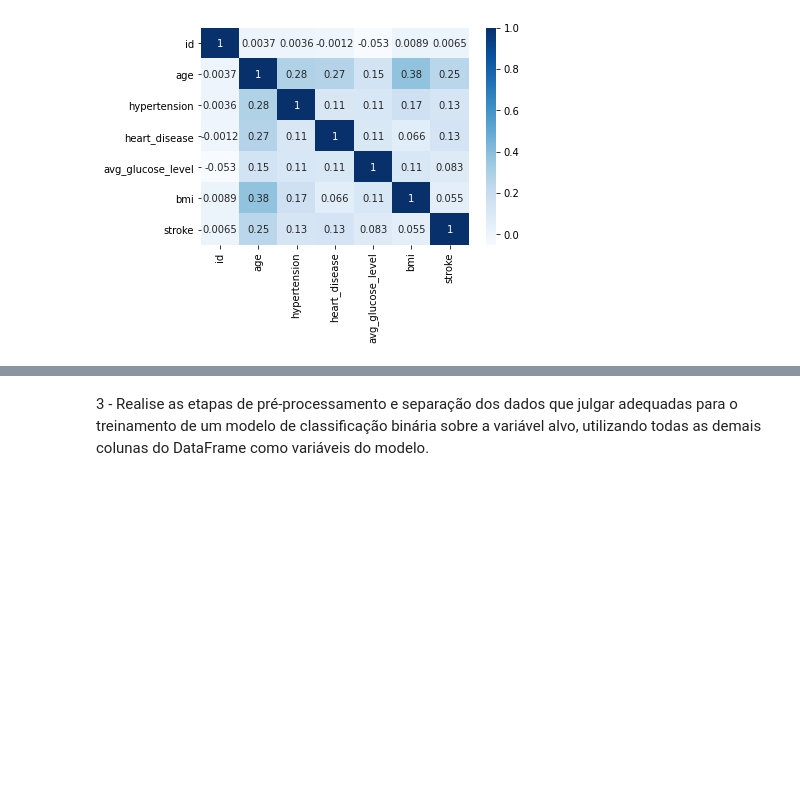
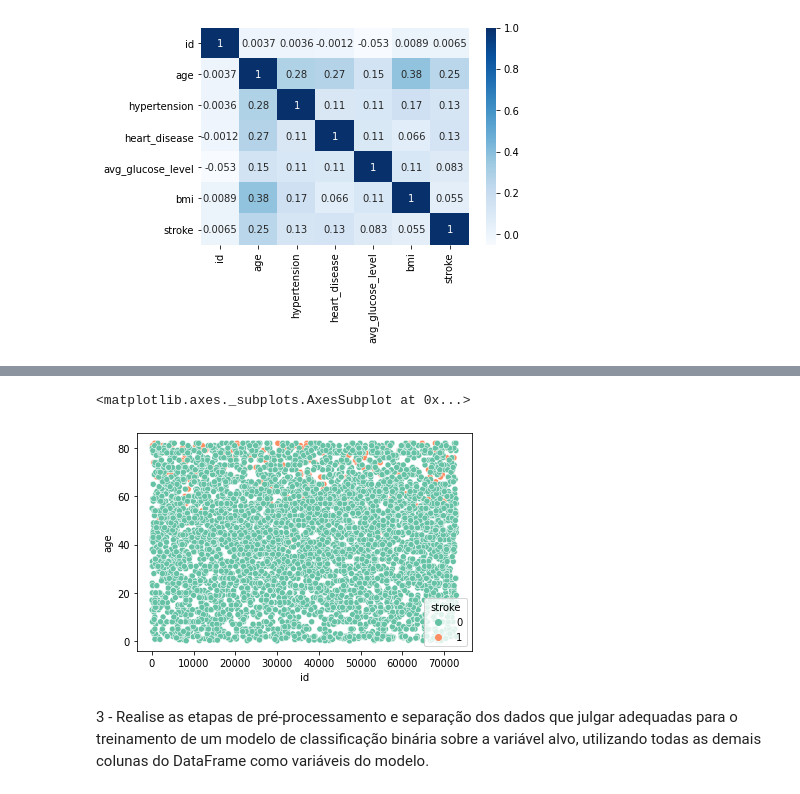
Before and after one commit to sarahgottardi/prova_ds, a Jupyter notebook: Data_Science_Basico.ipynb, the cells around one changed output, grey strips where cells are left out. Drawn from its saved outputs; the diff is of its cells as text; code cells hidden in the pictures; blank space fills up the shorter version.

```diff
--- a/Data_Science_Basico.ipynb
+++ b/Data_Science_Basico.ipynb
@@ -137,2 +135,7 @@ sns.catplot(x = 'stroke', y = 'avg_glucose_level', hue='stroke', palette = 'Set2
+# %%
+sns.scatterplot(x = 'id', y = 'age', hue='stroke', palette = 'Set2', data = df )
+# %% [output]
+<matplotlib.axes._subplots.AxesSubplot at 0x...>
+[figure, added]
 # %% [markdown]
 3 - Realise as etapas de pré-processamento e separação dos dados que julgar adequadas para o treinamento de um modelo de classificação binária sobre a variável alvo, utilizando todas as demais colunas do DataFrame como variáveis do modelo.
```
Also changed, not shown: parts of 10 cells of this notebook.
